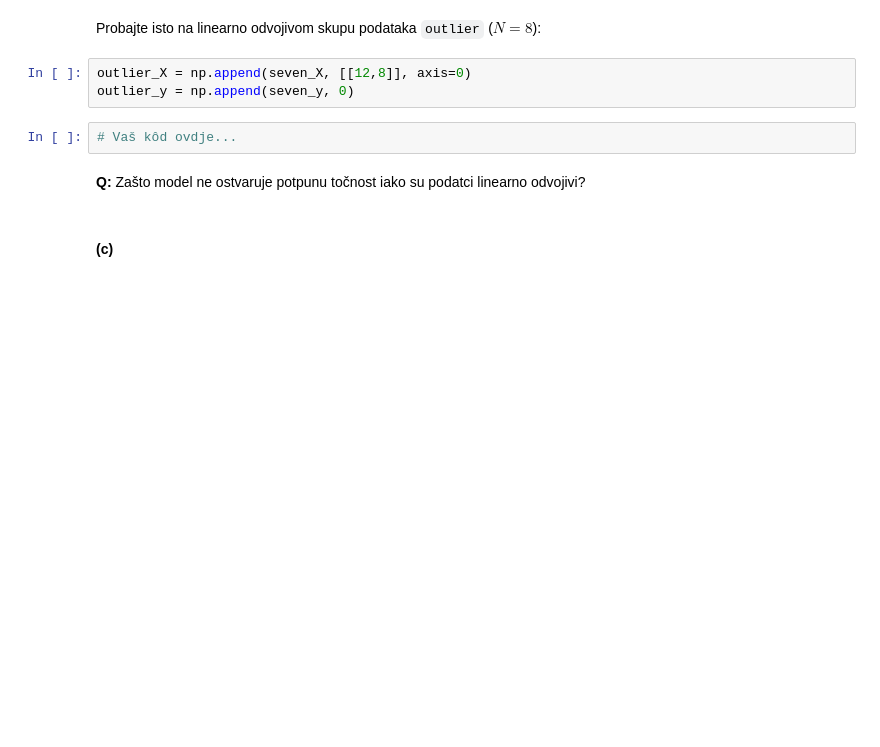
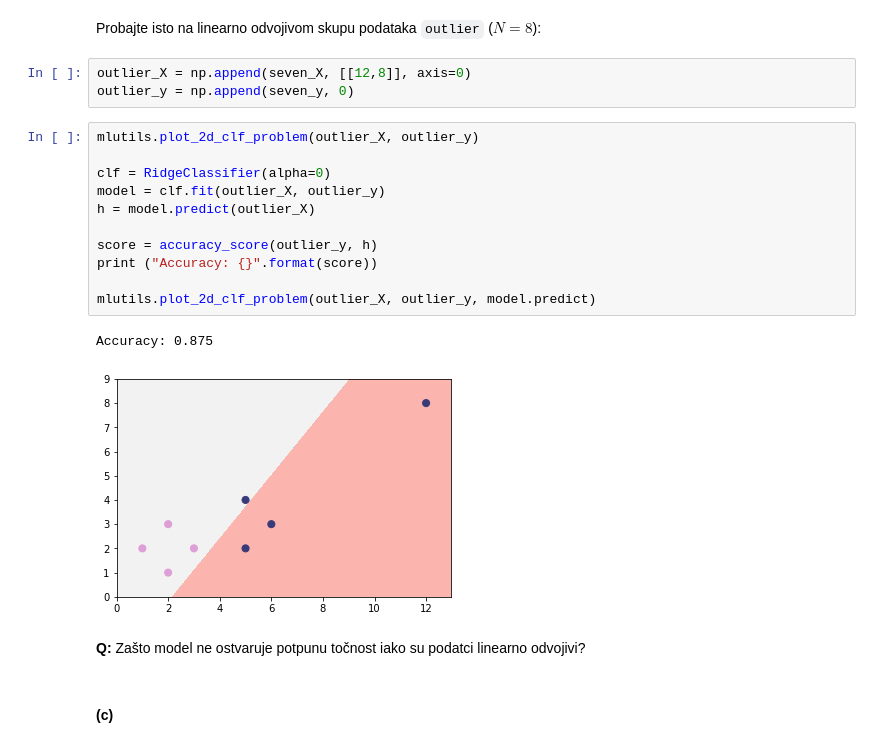
Before and after one commit to kristijanbartol/Machine-Learning, a Jupyter notebook: lab2/SU-2017-LAB2-LDM-i-LR.ipynb, the cells around one changed output. Saved outputs shown, nothing was run; the diff lists cells and outputs as text; blank space fills up the shorter version.

```diff
--- a/lab2/SU-2017-LAB2-LDM-i-LR.ipynb
+++ b/lab2/SU-2017-LAB2-LDM-i-LR.ipynb
@@ -67,8 +86,20 @@ Probajte isto na linearno odvojivom skupu podataka `outlier` ($N=8$):
 # %%
 outlier_X = np.append(seven_X, [[12,8]], axis=0)
 outlier_y = np.append(seven_y, 0)
-# %%
-# Vaš kôd ovdje...
+# %%
+mlutils.plot_2d_clf_problem(outlier_X, outlier_y)
+
+clf = RidgeClassifier(alpha=0)
+model = clf.fit(outlier_X, outlier_y)
+h = model.predict(outlier_X)
+
+score = accuracy_score(outlier_y, h)
+print ("Accuracy: {}".format(score))
+
+mlutils.plot_2d_clf_problem(outlier_X, outlier_y, model.predict)
+# %% [output]
+Accuracy: 0.875
+[figure, added]
 # %% [markdown]
 **Q:** Zašto model ne ostvaruje potpunu točnost iako su podatci linearno odvojivi?
 # %% [markdown]
```
Also changed, not shown: parts of 33 cells of this notebook, 1 other file.
